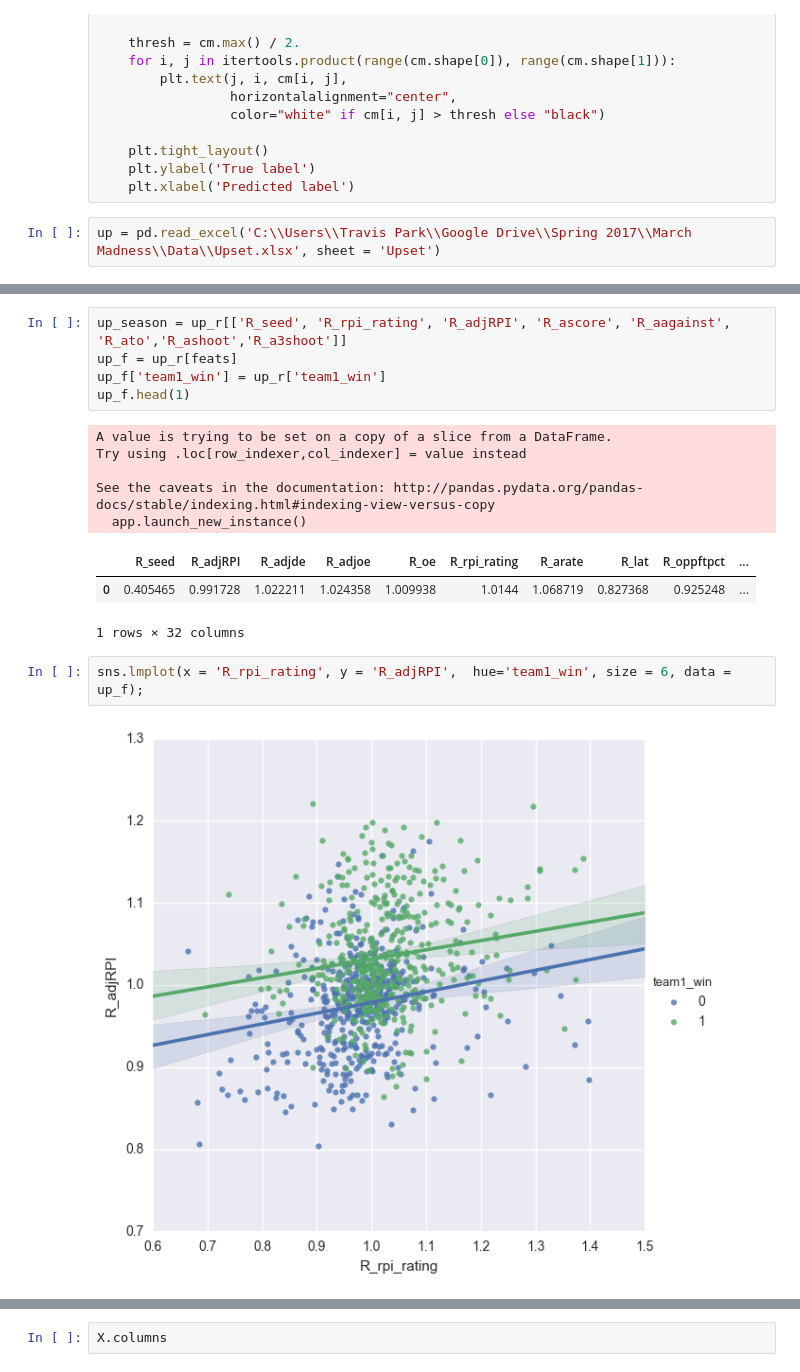
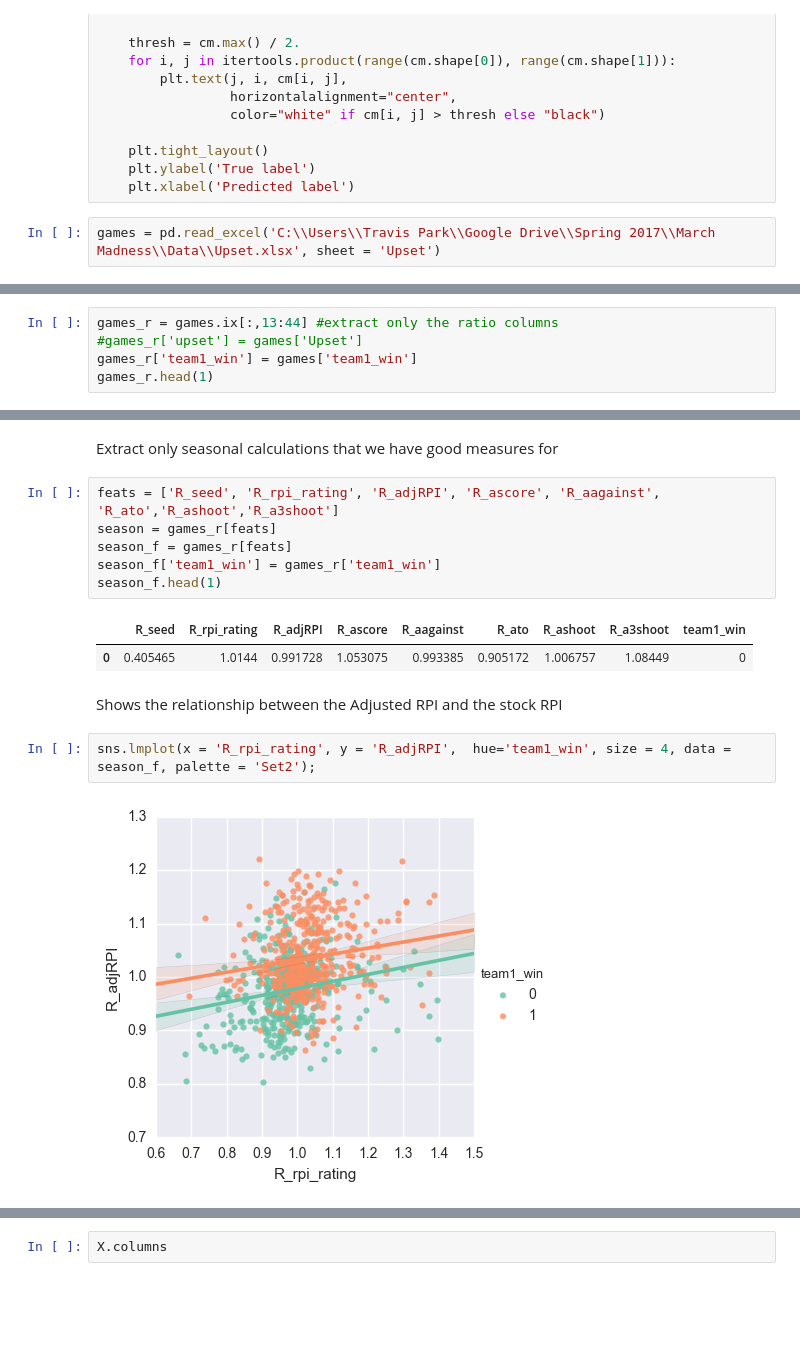
Before and after one commit to travispark45/March-Madness-Machine-Learning-Predictions, a Jupyter notebook: March Madness ML Predictions.ipynb, the cells around one changed output, grey strips where cells are left out. Cells and saved outputs as stored; diff of their text form; blank space fills up the shorter version.

```diff
--- a/March Madness ML Predictions.ipynb
+++ b/March Madness ML Predictions.ipynb
@@ -58,4 +83,4 @@ def plot_confusion_matrix(cm, classes,
     plt.ylabel('True label')
     plt.xlabel('Predicted label')
 # %%
-up = pd.read_excel('C:\\Users\\Travis Park\\Google Drive\\Spring 2017\\March Madness\\Data\\Upset.xlsx', sheet = 'Upset')
+games = pd.read_excel('C:\\Users\\Travis Park\\Google Drive\\Spring 2017\\March Madness\\Data\\Upset.xlsx', sheet = 'Upset')
@@ -114,0 +91,5 @@ z.head()
+# %%
+games_r = games.ix[:,13:44] #extract only the ratio columns
+#games_r['upset'] = games['Upset']
+games_r['team1_win'] = games['team1_win']
+games_r.head(1)
@@ -115,18 +115,17 @@ z.head()
+# %% [markdown]
+Extract only seasonal calculations that we have good measures for
 # %%
-up_season = up_r[['R_seed', 'R_rpi_rating', 'R_adjRPI', 'R_ascore', 'R_aagainst', 'R_ato','R_ashoot','R_a3shoot']]
-up_f = up_r[feats]
-up_f['team1_win'] = up_r['team1_win']
-up_f.head(1)
+feats = ['R_seed', 'R_rpi_rating', 'R_adjRPI', 'R_ascore', 'R_aagainst', 'R_ato','R_ashoot','R_a3shoot']
+season = games_r[feats]
+season_f = games_r[feats]
+season_f['team1_win'] = games_r['team1_win']
+season_f.head(1)
 # %% [output]
-A value is trying to be set on a copy of a slice from a DataFrame.
-Try using .loc[row_indexer,col_indexer] = value instead
-
-See the caveats in the documentation: http://pandas.pydata.org/pandas-docs/stable/indexing.html#indexing-view-versus-copy
-  app.launch_new_instance()
-|  | R_seed | R_adjRPI | R_adjde | R_adjoe | R_oe | R_rpi_rating | R_arate | R_lat | R_oppftpct | ... |
-| 0 | 0.405465 | 0.991728 | 1.022211 | 1.024358 | 1.009938 | 1.0144 | 1.068719 | 0.827368 | 0.925248 | ... |
+|  | R_seed | R_rpi_rating | R_adjRPI | R_ascore | R_aagainst | R_ato | R_ashoot | R_a3shoot | team1_win |
+| 0 | 0.405465 | 1.0144 | 0.991728 | 1.053075 | 0.993385 | 0.905172 | 1.006757 | 1.08449 | 0 |
-1 rows × 32 columns
+# %% [markdown]
+Shows the relationship between the Adjusted RPI and the stock RPI
 # %%
-sns.lmplot(x = 'R_rpi_rating', y = 'R_adjRPI',  hue='team1_win', size = 6, data = up_f);
+sns.lmplot(x = 'R_rpi_rating', y = 'R_adjRPI',  hue='team1_win', size = 4, data = season_f, palette = 'Set2');
 # %% [output]
-[figure, old version]
+[figure, new version]
```
Also changed, not shown: parts of 95 cells of this notebook.
